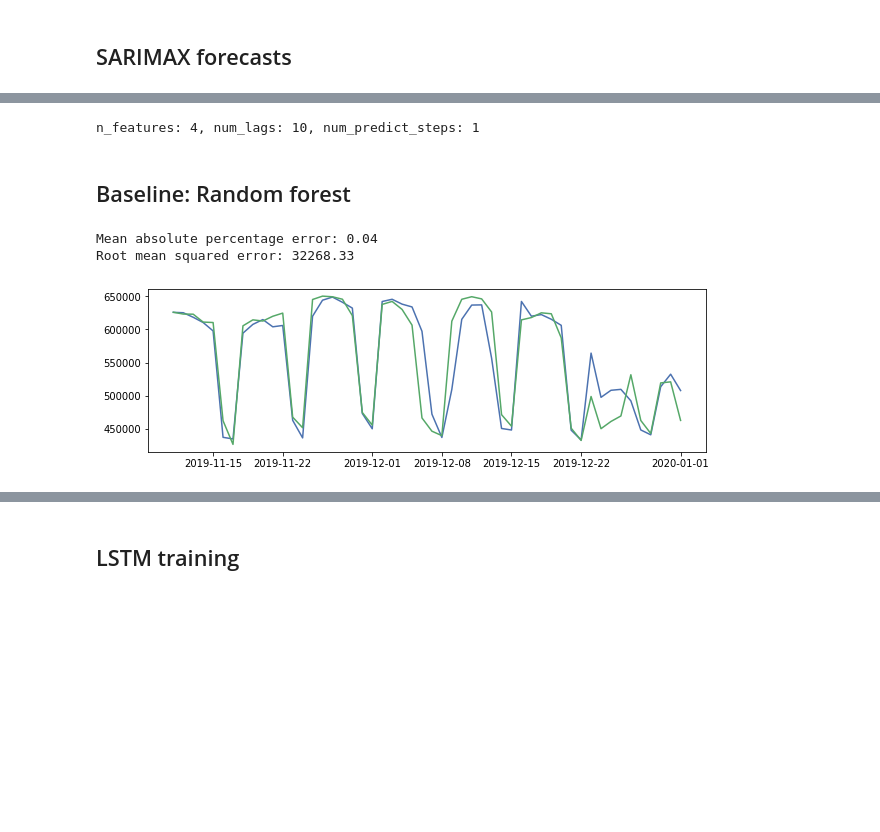
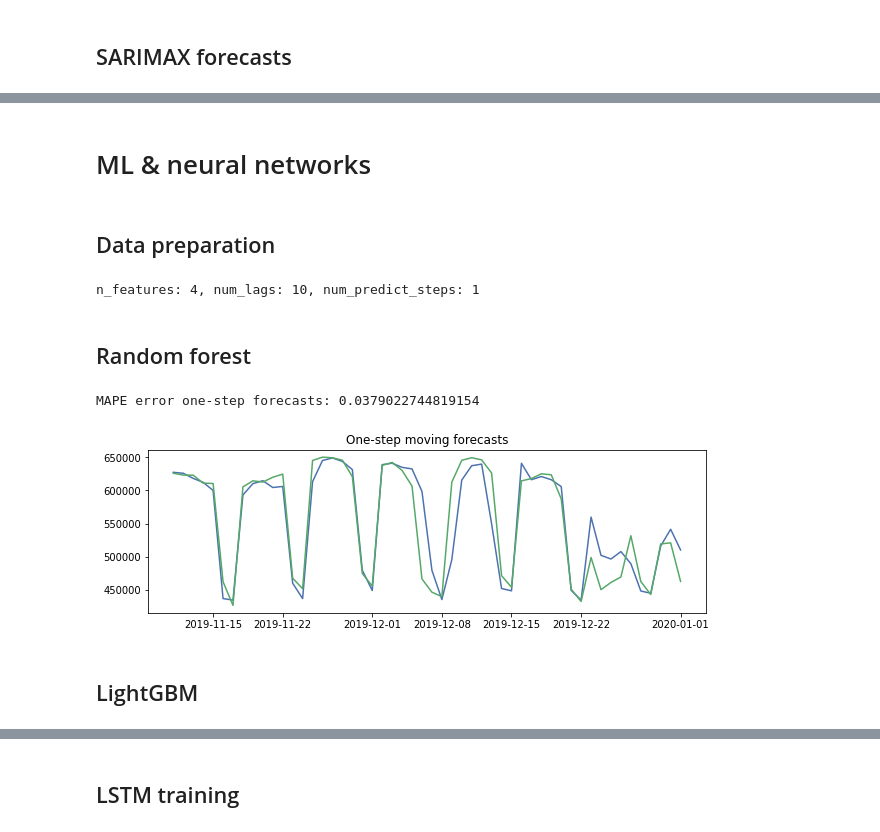
Before and after one commit to jankova/Time-Series-ARIMA-vs-LSTM, a Jupyter notebook: Electricity-consumption-times-series.ipynb, the cells around one changed output, grey strips where cells are left out. Saved outputs shown, nothing was run; the diff lists cells and outputs as text; code cells hidden in the pictures; blank space fills up the shorter version.

```diff
--- a/Electricity-consumption-times-series.ipynb
+++ b/Electricity-consumption-times-series.ipynb
@@ -49,8 +112,12 @@ from datetime import datetime
 import matplotlib.pyplot as plt
 import numpy as np
 
+# loading data
 dataset = pd.read_csv('electricity-clean.csv', index_col = 0, sep = ';')
 dataset.index = pd.to_datetime(dataset.index)
+
+dataset.index = pd.DatetimeIndex(dataset.index.values,
+                                 freq=dataset.index.inferred_freq)
 # %%
 # creating an exogeneous variable 'holidays' (for supervised learning)
 import holidays
@@ -92,9 +159,8 @@ def rescale(y_pred, index):
     Rescale predictions back to original scale.
     '''
     y_pred_rescaled = scaler_kwh.inverse_transform(y_pred.reshape(-1,1)).flatten()
-    y_pred_rescaled = pd.Series(y_pred_rescaled, index = index)
 
-    return y_pred_rescaled
+    return pd.Series(y_pred_rescaled, index = index)
 # %% [markdown]
 ## Exploratory plots
 # %%
@@ -354,3 +445,7 @@ plt.legend()
+# %% [markdown]
+# ML & neural networks
+# %% [markdown]
+## Data preparation
 # %%
 from pandas import read_csv
 from pandas import DataFrame
@@ -453,29 +557,30 @@ X_train_uni, y_train_n, X_test_uni, y_test_n = reframe_data(scaled_train_uni, sc
 # %% [output]
 n_features: 4, num_lags: 10, num_predict_steps: 1
 # %% [markdown]
-## Baseline: Random forest
+## Random forest
 # %%
 # train with exogeneous variables
 
 import numpy as np
 from sklearn.ensemble import RandomForestRegressor
 
 rf = RandomForestRegressor()
 
 rf.fit(X_train, y_train_n)
+
+# one-step moving origin forecasts
 y_pred_rf = rf.predict(X_test)
 y_pred_rf_rescaled = rescale(y_pred_rf, y_test_n.index) #pd.Series(y_pred_rf_rescaled[:,0], index = y_test_n.index)
 
 plt.figure(figsize = (10,3))
-plt.plot(y_pred_rf_rescaled)
-plt.plot(test[num_lags:])
+plt.plot(y_pred_rf_rescaled, label = "One-step moving forecasts")
+plt.plot(test[num_lags:], label = "One-step moving forecasts")
+plt.title("RF: One-step moving forecasts")
 
-err = 'Mean absolute percentage error: %.2f'% MAPE(test[num_lags:], y_pred_rf_rescaled) + \
-'\nRoot mean squared error: %.2f'% np.sqrt(MSE(test[num_lags:], y_pred_rf_rescaled))
+err_MAPE_rf = MAPE(test[num_lags:], y_pred_rf_rescaled)
 
-print(err)
+print(f"MAPE error one-step forecasts: {err_MAPE_rf}")
 # %% [output]
-Mean absolute percentage error: 0.04
-Root mean squared error: 32268.33
+MAPE error one-step forecasts: 0.0379022744819154
-[figure, old version]
+[figure, new version]
 # %%
@@ -483,2 +588,4 @@ results_onestep_moving.append(['Random forest', y_pred_rf_rescaled,
                                MAPE(test[num_lags:], y_pred_rf_rescaled),
                                np.sqrt(MSE(test[num_lags:], y_pred_rf_rescaled))])
+# %% [markdown]
+## LightGBM
```
Also changed, not shown: parts of 52 cells of this notebook, 1 other file.
